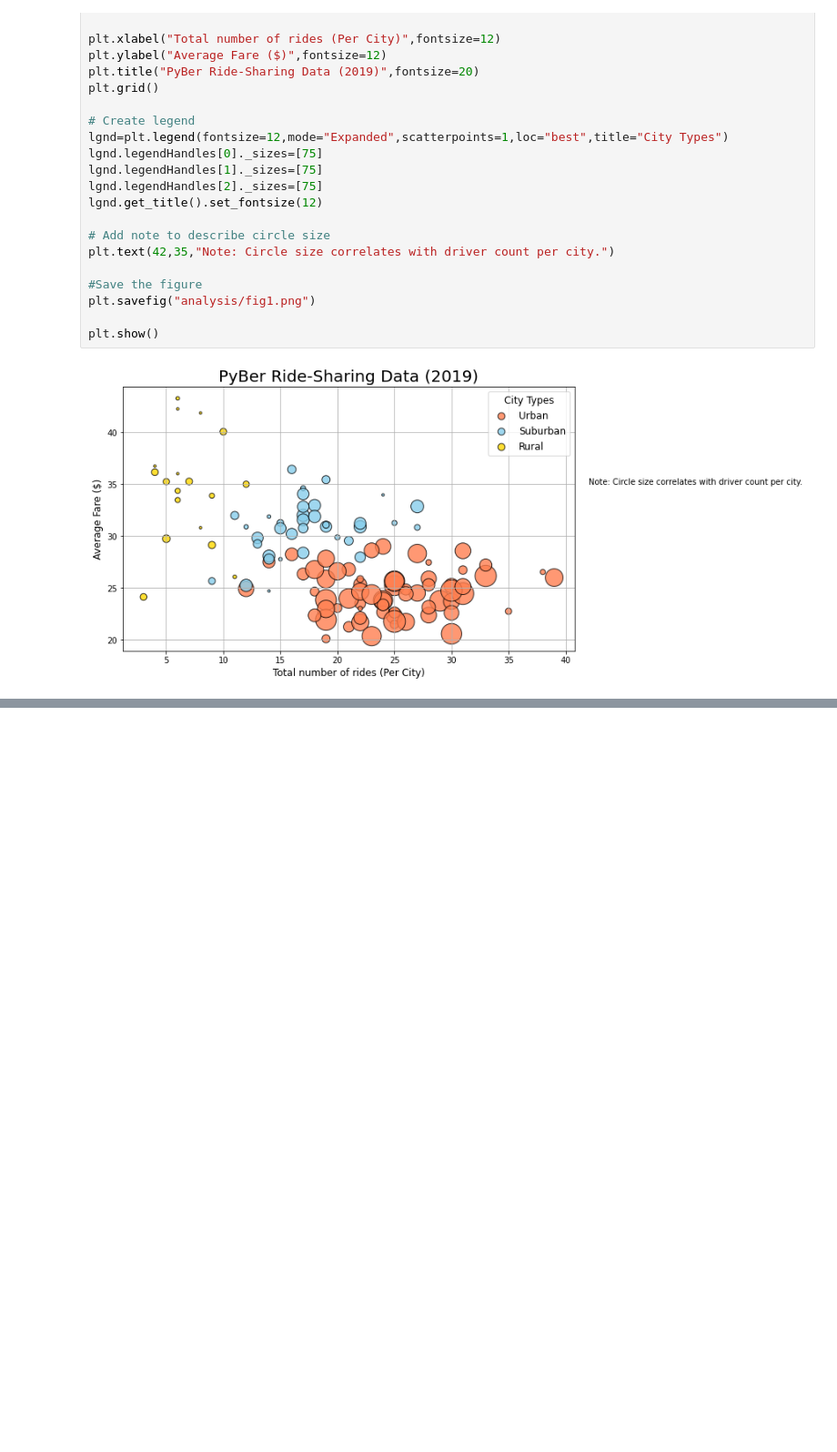
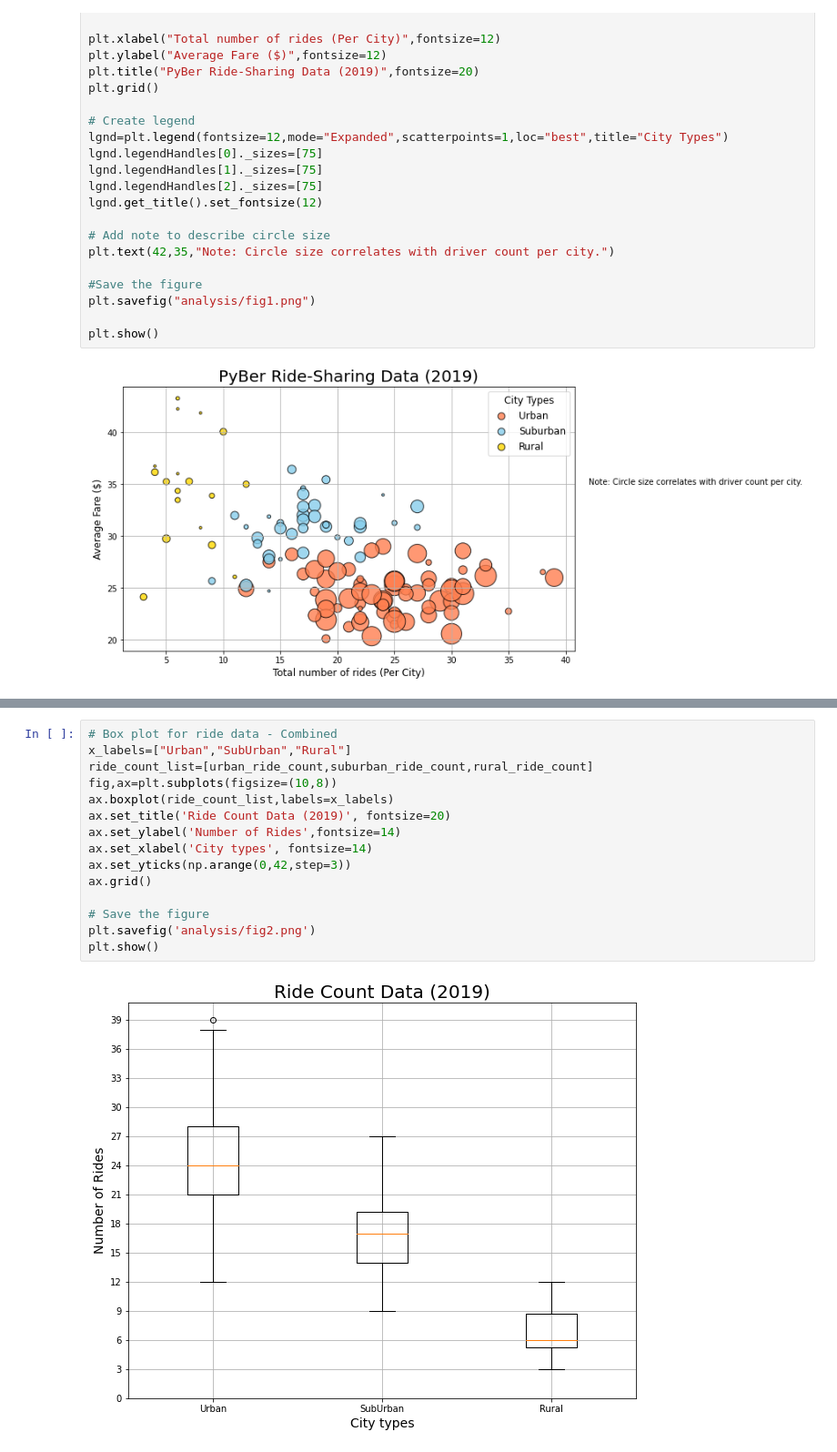
Before and after one commit to Dhanushree27/PyBer_Analysis, a Jupyter notebook: PyBer.ipynb, the cells around one changed output, grey strips where cells are left out. Shown: that part at 91% size. Saved outputs shown, nothing was run; the diff lists cells and outputs as text; blank space fills up the shorter version.

```diff
--- a/PyBer.ipynb
+++ b/PyBer.ipynb
@@ -174,0 +419,17 @@ plt.show()
+# %%
+# Box plot for ride data - Combined
+x_labels=["Urban","SubUrban","Rural"]
+ride_count_list=[urban_ride_count,suburban_ride_count,rural_ride_count]
+fig,ax=plt.subplots(figsize=(10,8))
+ax.boxplot(ride_count_list,labels=x_labels)
+ax.set_title('Ride Count Data (2019)', fontsize=20)
+ax.set_ylabel('Number of Rides',fontsize=14)
+ax.set_xlabel('City types', fontsize=14)
+ax.set_yticks(np.arange(0,42,step=3))
+ax.grid()
+
+# Save the figure
+plt.savefig('analysis/fig2.png')
+plt.show()
+# %% [output]
+[figure, added]
```
Also changed, not shown: parts of 30 cells of this notebook, 2 other files.
